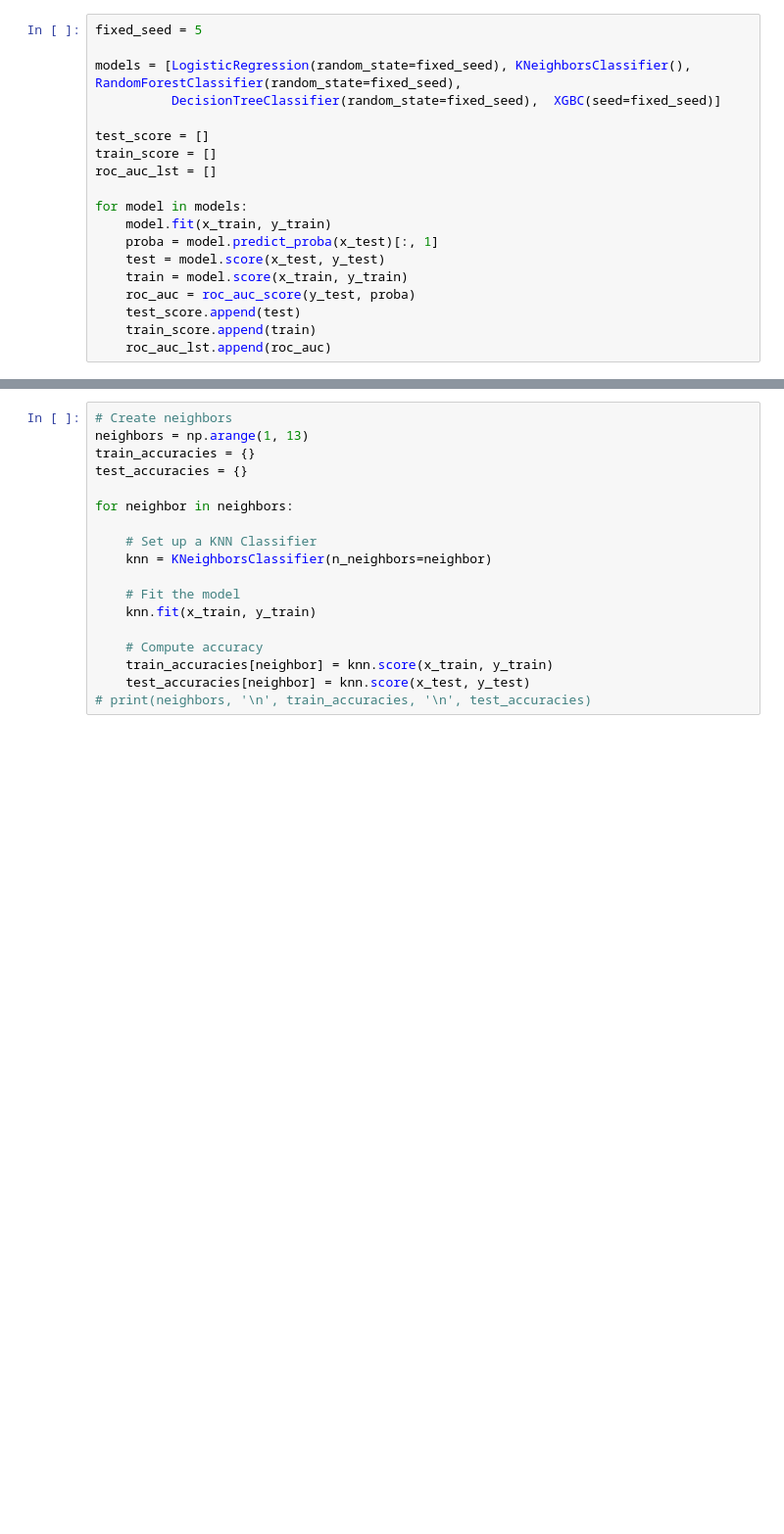
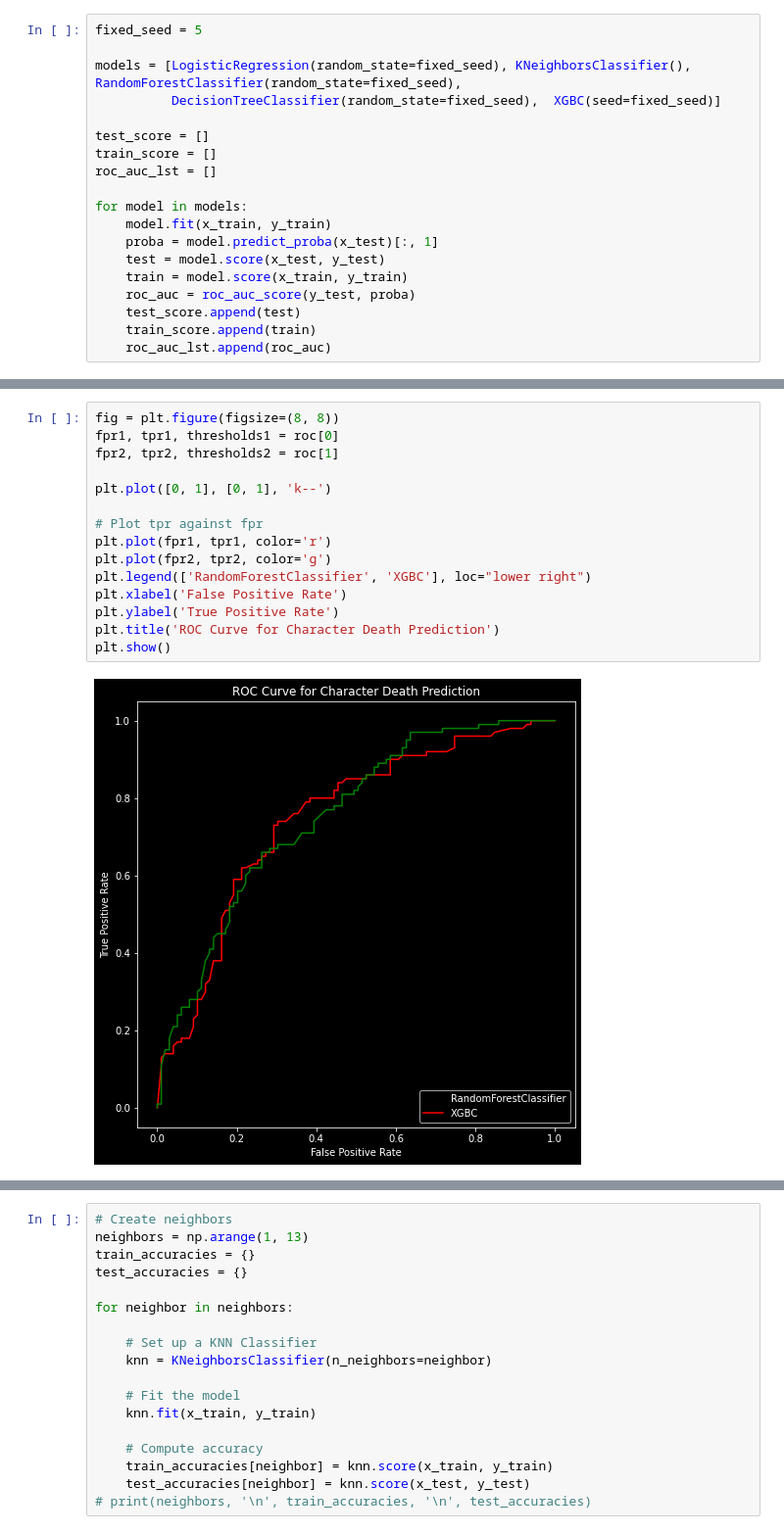
Before and after one commit to TelRich/GOT_Character_Death_Prediction, a Jupyter notebook: got_prjt_v5.ipynb, the cells around one changed output, grey strips where cells are left out. Shown at 98% size. Cells and saved outputs as stored; diff of their text form; blank space fills up the shorter version.

```diff
--- a/got_prjt_v5.ipynb
+++ b/got_prjt_v5.ipynb
@@ -515,0 +551,17 @@ plt.show()
+# %%
+fig = plt.figure(figsize=(8, 8))
+fpr1, tpr1, thresholds1 = roc[0]
+fpr2, tpr2, thresholds2 = roc[1]
+
+plt.plot([0, 1], [0, 1], 'k--')
+
+# Plot tpr against fpr
+plt.plot(fpr1, tpr1, color='r')
+plt.plot(fpr2, tpr2, color='g')
+plt.legend(['RandomForestClassifier', 'XGBC'], loc="lower right")
+plt.xlabel('False Positive Rate')
+plt.ylabel('True Positive Rate')
+plt.title('ROC Curve for Character Death Prediction')
+plt.show()
+# %% [output]
+[figure, added]
```
Also changed, not shown: parts of 23 cells of this notebook.
